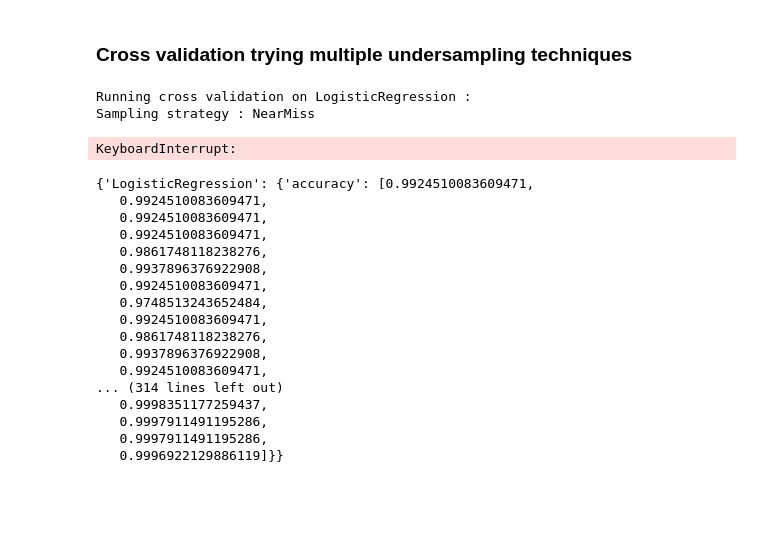
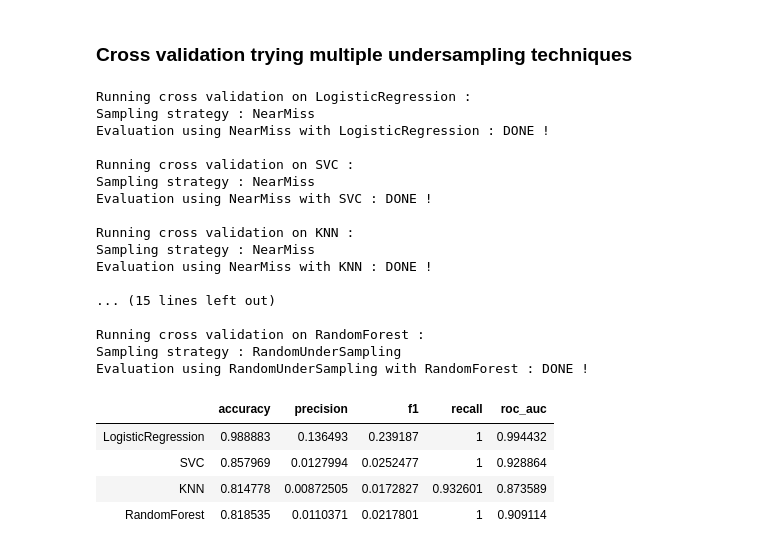
Before and after one commit to valentin-fngr/Fraud-Detection, a Jupyter notebook: Fraud Detection.ipynb, the cells around one changed output. Cells and saved outputs as stored; diff of their text form; code cells hidden in the pictures; blank space fills up the shorter version.

```diff
--- a/Fraud Detection.ipynb
+++ b/Fraud Detection.ipynb
@@ -530,14 +514,18 @@ model_metrics = {k: {"accuracy" : [], "precision" : [], "f1" : [], "recall" : []
 sss = StratifiedKFold(n_splits=5, shuffle=True, random_state=42)
 
 def classifiers_metrics(sampling_strat, sampling_strat_name):
+
     '''
-        update model_metrics using cross validation regarding the sampling_strategy used for each classifiers
+        return model_metrics using cross validation regarding the sampling_strategy used for each classifiers
     '''
+
+    model_metrics = {k:{"accuracy" : [], "precision" : [], "f1" : [], "recall" : [], "roc_auc" : [] } for k in best_estimators}
+
     for name, clf in best_estimators.items():
-        filename = f"FEATURE_SET_0/evaluation/undersampling/{name}_nearmiss_evaluation_{sampling_strat_name}.pickle"
+        filename = f"FEATURE_SET_0/evaluation/undersampling/{sampling_strat_name}/{name}.pickle"
         try:
             with open(filename) as f:
-                print(f"{name} has already Evaluated ...")
+                print(f"{name} has already been Evaluated ...")
         except IOError:
             print(f"Running cross validation on {name} :")
             print(f"Sampling strategy : {sampling_strat_name}")
@@ -560,36 +548,56 @@ def classifiers_metrics(sampling_strat, sampling_strat_name):
                 model_metrics[name]["roc_auc"].append(roc_auc_score(y_ft0_train.iloc[test_idx], predictions))
                 #serializing
                 os.makedirs(os.path.dirname(filename), exist_ok=True) #doesn't raise any error if exists, creates the directory otherwise
-                with open(f"FEATURE_SET_0/evaluation/undersampling/{name}_nearmiss_evaluation.pickle", "wb") as f:
+                with open(f"FEATURE_SET_0/evaluation/undersampling/{sampling_strat_name}/{name}.pickle", "wb") as f:
                     pickle.dump({name : model_metrics[clf_name]}, f)
             print(f"Evaluation using {sampling_strat_name} with {name} : DONE !")
             print()
+    return model_metrics
 
 # Nearmiss
-classifiers_metrics(NearMiss(sampling_strategy='majority'), "NearMiss")
+eval_nearmiss = classifiers_metrics(NearMiss(sampling_strategy='majority'), "NearMiss")
 # RandomUndersampling
-classifiers_metrics(RandomUnderSampler(), "RandomUnderSampling")
+eval_rand_und = classifiers_metrics(RandomUnderSampler(), "RandomUnderSampling")
 # %% [output]
 Running cross validation on LogisticRegression :
 Sampling strategy : NearMiss
+Evaluation using NearMiss with LogisticRegression : DONE !
+
+Running cross validation on SVC :
+Sampling strategy : NearMiss
+Evaluation using NearMiss with SVC : DONE !
+
+Running cross validation on KNN :
+Sampling strategy : NearMiss
+Evaluation using NearMiss with KNN : DONE !
+
+... (15 lines left out)
+
+Running cross validation on RandomForest :
+Sampling strategy : RandomUnderSampling
+Evaluation using RandomUnderSampling with RandomForest : DONE !
-KeyboardInterrupt:
-# %%
-model_metrics
-# %% [output]
-{'LogisticRegression': {'accuracy': [0.9924510083609471,
-   0.9924510083609471,
-   0.9924510083609471,
-   0.9924510083609471,
-   0.9861748118238276,
-   0.9937896376922908,
-   0.9924510083609471,
-   0.9748513243652484,
-   0.9924510083609471,
-   0.9861748118238276,
-   0.9937896376922908,
-   0.9924510083609471,
-... (314 lines left out)
-   0.9998351177259437,
-   0.9997911491195286,
-   0.9997911491195286,
-   0.9996922129886119]}}
+# %%
+#utils
+
+def evaluation_to_df(evaluation):
+    '''
+        return the evaluations of model in a pandas DataFrame
+    '''
+    df = pd.DataFrame(columns=["accuracy", "precision", "f1", "recall", "roc_auc"], index=evaluation.keys())
+    for clf, evl in evaluation.items():
+        for metric, value in evl.items():
+            df.loc[clf][metric] = np.array(value).mean()
+    return df
+# %%
+#nearmiss report
+e1 = evaluation_to_df(eval_nearmiss)
+#random under sampling report
+e2 = evaluation_to_df(eval_rand_und)
+# %%
+e1
+# %% [output]
+|  | accuracy | precision | f1 | recall | roc_auc |
+| LogisticRegression | 0.988883 | 0.136493 | 0.239187 | 1 | 0.994432 |
+| SVC | 0.857969 | 0.0127994 | 0.0252477 | 1 | 0.928864 |
+| KNN | 0.814778 | 0.00872505 | 0.0172827 | 0.932601 | 0.873589 |
+| RandomForest | 0.818535 | 0.0110371 | 0.0217801 | 1 | 0.909114 |
```
Also changed, not shown: parts of 9 cells of this notebook, 12 other files.
